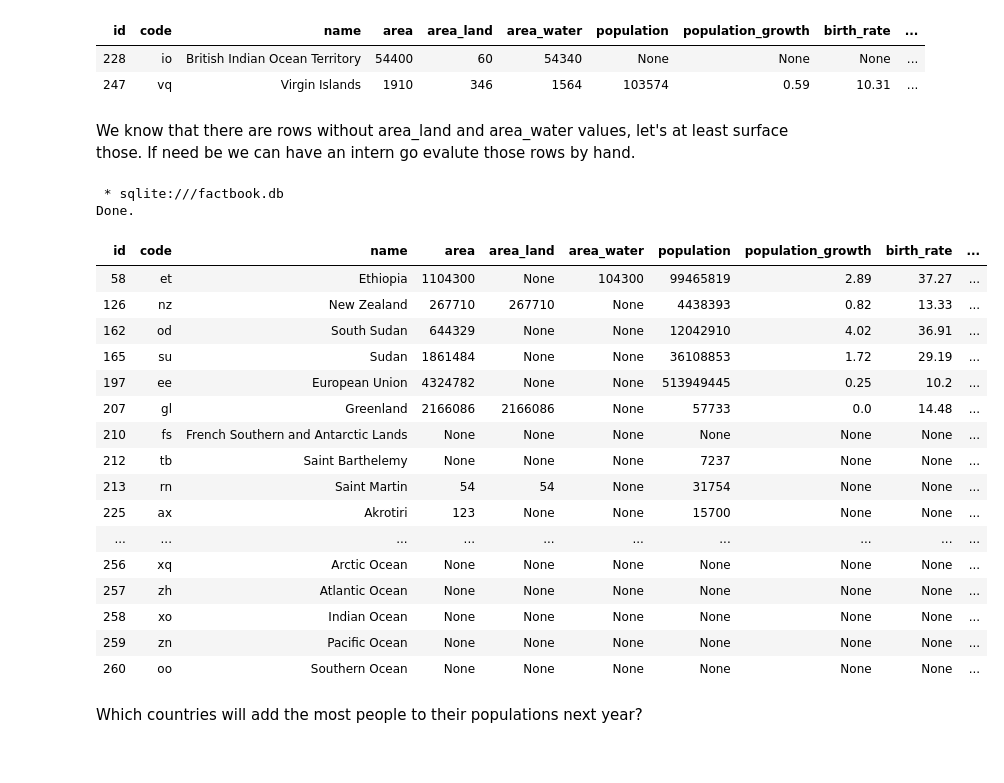
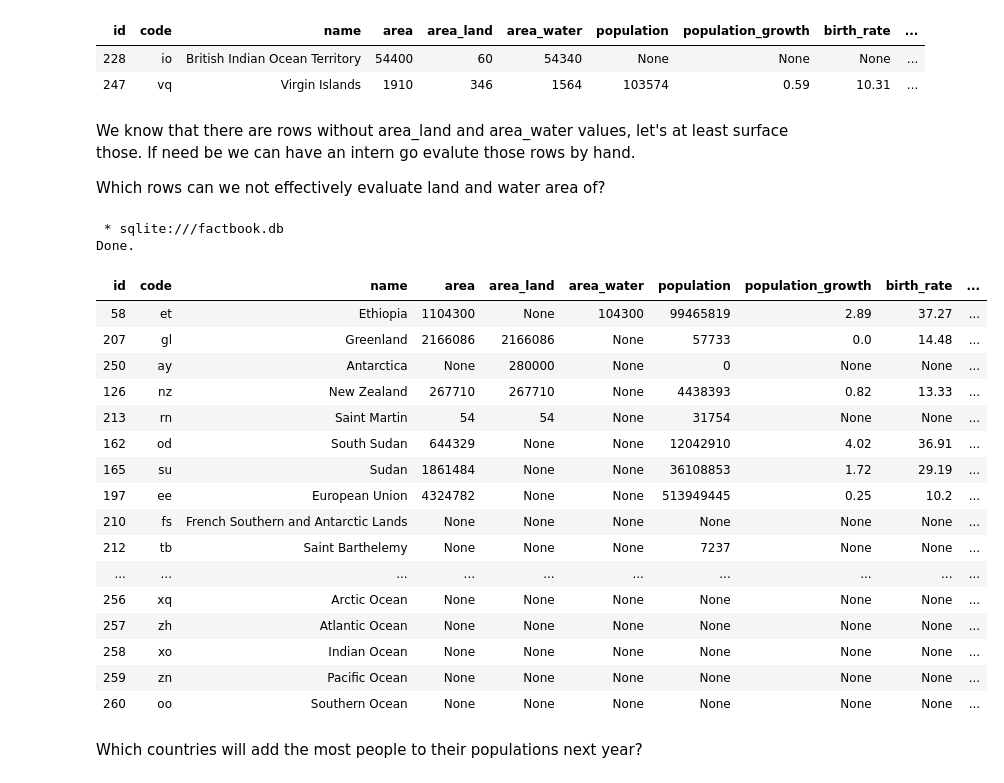
Before and after one commit to aolives/Analyzing-CIA-Factbook-Data, a Jupyter notebook: Analyzing CIA Factbook Data Using SQL.ipynb, the cells around one changed output. Drawn from its saved outputs; the diff is of its cells as text; code cells hidden in the pictures.

```diff
--- a/Analyzing CIA Factbook Data Using SQL.ipynb
+++ b/Analyzing CIA Factbook Data Using SQL.ipynb
@@ -184,28 +259,30 @@ Done.
 | 228 | io | British Indian Ocean Territory | 54400 | 60 | 54340 | None | None | None | ... |
 | 247 | vq | Virgin Islands | 1910 | 346 | 1564 | 103574 | 0.59 | 10.31 | ... |
 # %% [markdown]
-We know that there are rows without area_land and area_water values, let's at least surface those.
-If need be we can have an intern go evalute those rows by hand.
+We know that there are rows without area_land and area_water values, let's at least surface those. If need be we can have an intern go evalute those rows by hand.
+
+Which rows can we not effectively evaluate land and water area of?
 # %%
 %%sql
 SELECT *
   FROM facts
  WHERE name != 'World'
-   AND (area_water IS NULL OR area_land IS NULL);
+   AND (area_water IS NULL OR area_land IS NULL)
+ ORDER BY area_water DESC, area_land DESC;
 # %% [output]
  * sqlite:///factbook.db
 Done.
 | id | code | name | area | area_land | area_water | population | population_growth | birth_rate | ... |
 | 58 | et | Ethiopia | 1104300 | None | 104300 | 99465819 | 2.89 | 37.27 | ... |
+| 207 | gl | Greenland | 2166086 | 2166086 | None | 57733 | 0.0 | 14.48 | ... |
+| 250 | ay | Antarctica | None | 280000 | None | 0 | None | None | ... |
 | 126 | nz | New Zealand | 267710 | 267710 | None | 4438393 | 0.82 | 13.33 | ... |
+| 213 | rn | Saint Martin | 54 | 54 | None | 31754 | None | None | ... |
 | 162 | od | South Sudan | 644329 | None | None | 12042910 | 4.02 | 36.91 | ... |
 | 165 | su | Sudan | 1861484 | None | None | 36108853 | 1.72 | 29.19 | ... |
 | 197 | ee | European Union | 4324782 | None | None | 513949445 | 0.25 | 10.2 | ... |
-| 207 | gl | Greenland | 2166086 | 2166086 | None | 57733 | 0.0 | 14.48 | ... |
 | 210 | fs | French Southern and Antarctic Lands | None | None | None | None | None | None | ... |
 | 212 | tb | Saint Barthelemy | None | None | None | 7237 | None | None | ... |
-| 213 | rn | Saint Martin | 54 | 54 | None | 31754 | None | None | ... |
-| 225 | ax | Akrotiri | 123 | None | None | 15700 | None | None | ... |
 | ... | ... | ... | ... | ... | ... | ... | ... | ... | ... |
 | 256 | xq | Arctic Ocean | None | None | None | None | None | None | ... |
 | 257 | zh | Atlantic Ocean | None | None | None | None | None | None | ... |
```
Also changed, not shown: parts of 23 cells of this notebook.
